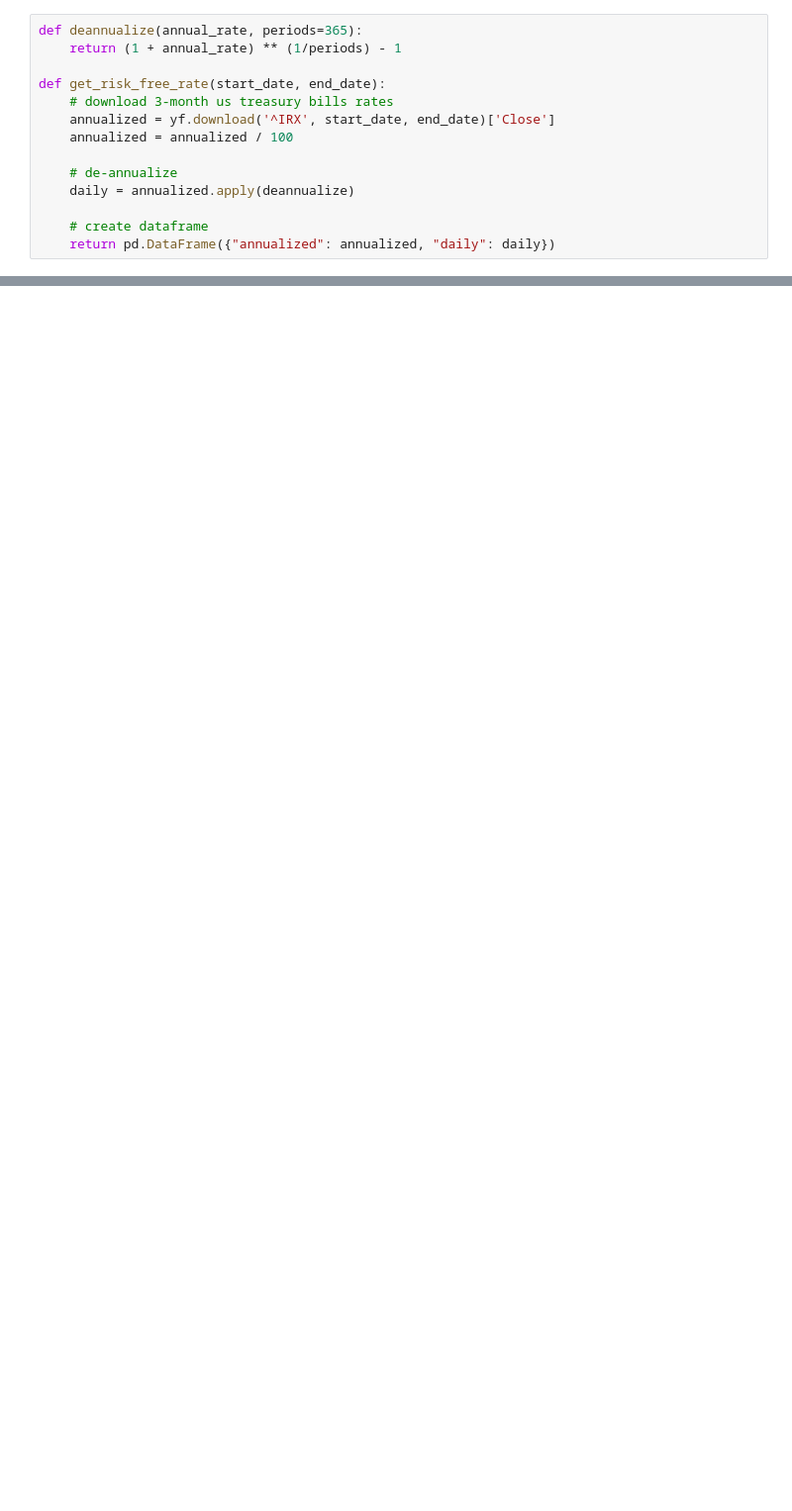
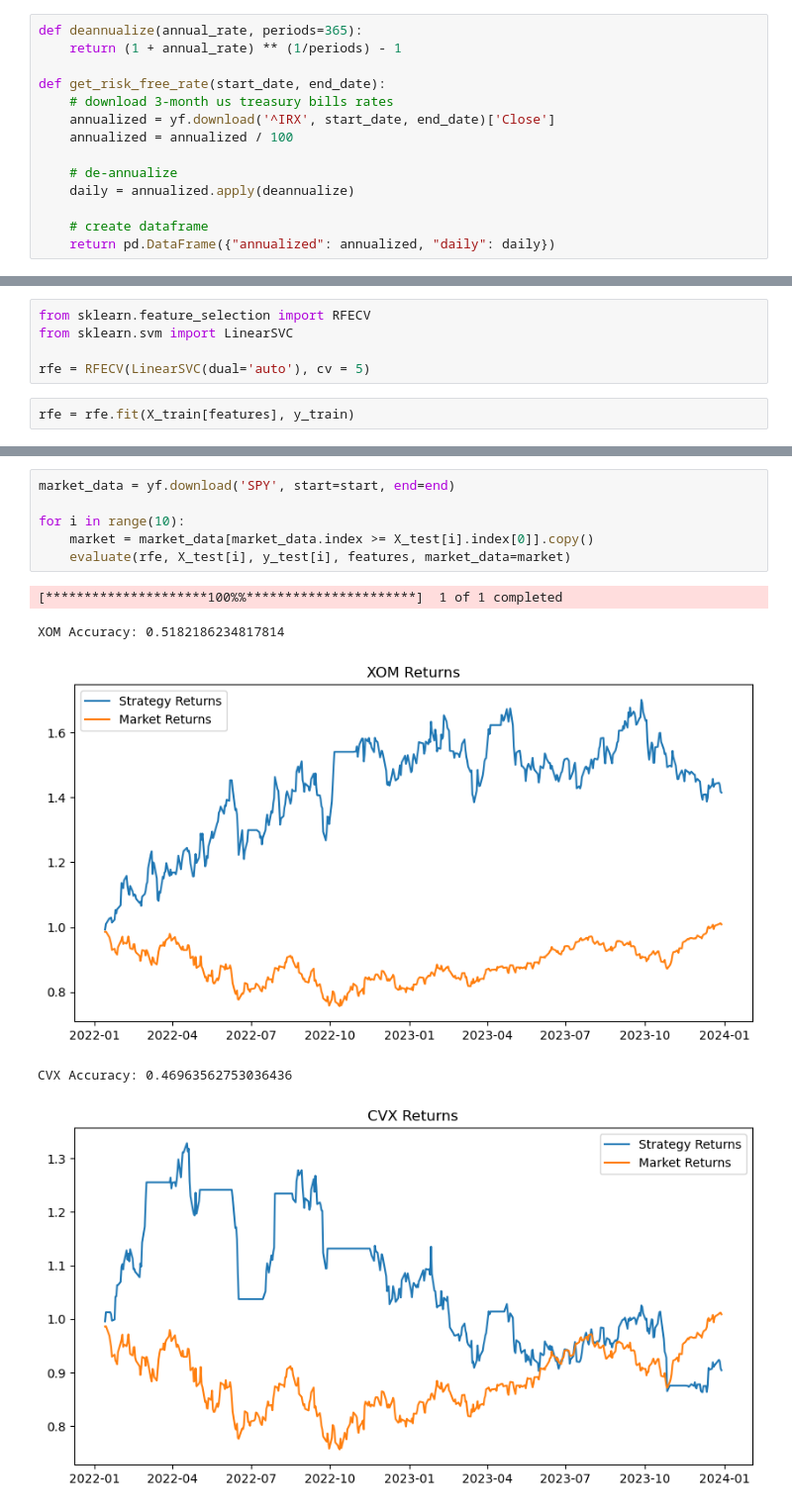
Before and after one commit to jjr2024/cs-451-quant-project, a Jupyter notebook: axiao_research.ipynb, the cells around one changed output, grey strips where cells are left out. Shown at 99% size. Cells and saved outputs as stored; diff of their text form; blank space fills up the shorter version.

```diff
--- a/axiao_research.ipynb
+++ b/axiao_research.ipynb
@@ -216,0 +425,7 @@ def get_risk_free_rate(start_date, end_date):
+# %%
+from sklearn.feature_selection import RFECV
+from sklearn.svm import LinearSVC
+
+rfe = RFECV(LinearSVC(dual='auto'), cv = 5)
+# %%
+rfe = rfe.fit(X_train[features], y_train)
@@ -216,0 +436,12 @@ def get_risk_free_rate(start_date, end_date):
+# %%
+market_data = yf.download('SPY', start=start, end=end)
+
+for i in range(10):
+    market = market_data[market_data.index >= X_test[i].index[0]].copy()
+    evaluate(rfe, X_test[i], y_test[i], features, market_data=market)
+# %% [output]
+[*********************100%%**********************]  1 of 1 completed
+XOM Accuracy: 0.5182186234817814
+[figure, added]
+CVX Accuracy: 0.46963562753036436
+[figure, added]
```
Also changed, not shown: parts of 25 cells of this notebook.
